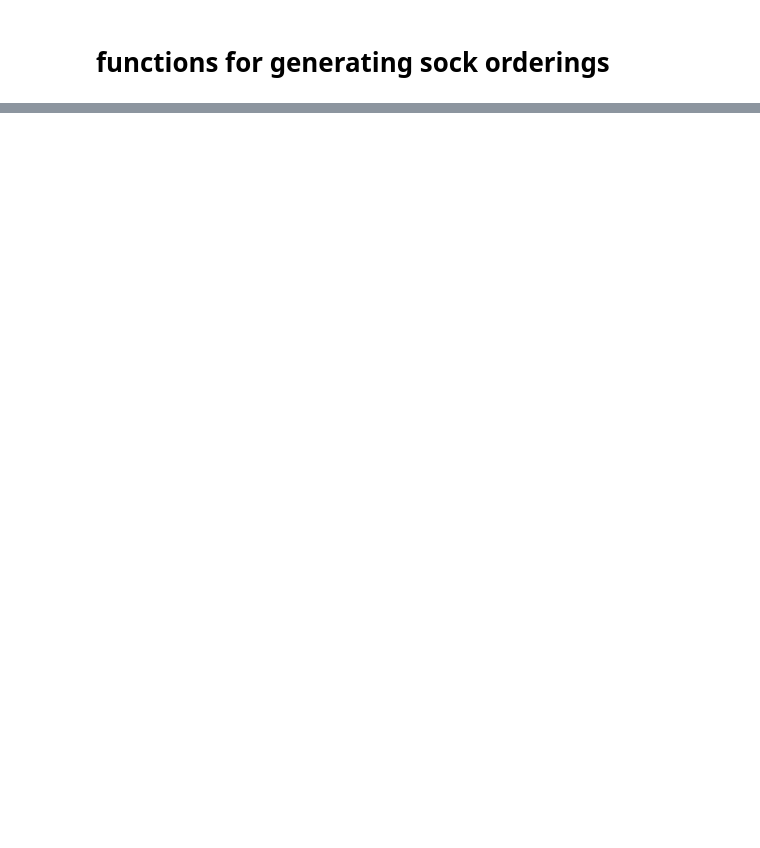
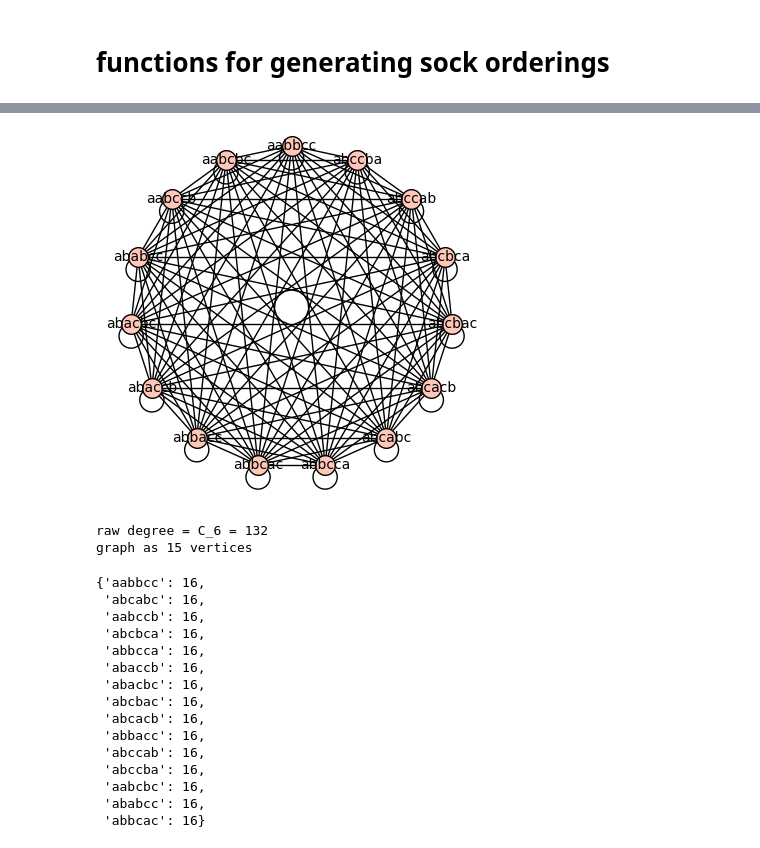
Before and after one commit to janabel/foot_sorting, a Jupyter notebook: uniform_sorting.ipynb, the cells around one changed output, grey strips where cells are left out. Saved outputs shown, nothing was run; the diff lists cells and outputs as text; code cells hidden in the pictures; blank space fills up the shorter version.

```diff
--- a/uniform_sorting.ipynb
+++ b/uniform_sorting.ipynb
@@ -369,0 +478,23 @@ foot(['a','b','c'])
+# %%
+sort_graph = get_sort_graph(2,3)
+print(f'graph as {sort_graph.order()} vertices')
+get_degrees(sort_graph)
+# %% [output]
+[figure, added]
+raw degree = C_6 = 132
+graph as 15 vertices
+{'aabbcc': 16,
+ 'abcabc': 16,
+ 'aabccb': 16,
+ 'abcbca': 16,
+ 'abbcca': 16,
+ 'abaccb': 16,
+ 'abacbc': 16,
+ 'abcbac': 16,
+ 'abcacb': 16,
+ 'abbacc': 16,
+ 'abccab': 16,
+ 'abccba': 16,
+ 'aabcbc': 16,
+ 'ababcc': 16,
+ 'abbcac': 16}
```
Also changed, not shown: parts of 28 cells of this notebook.
